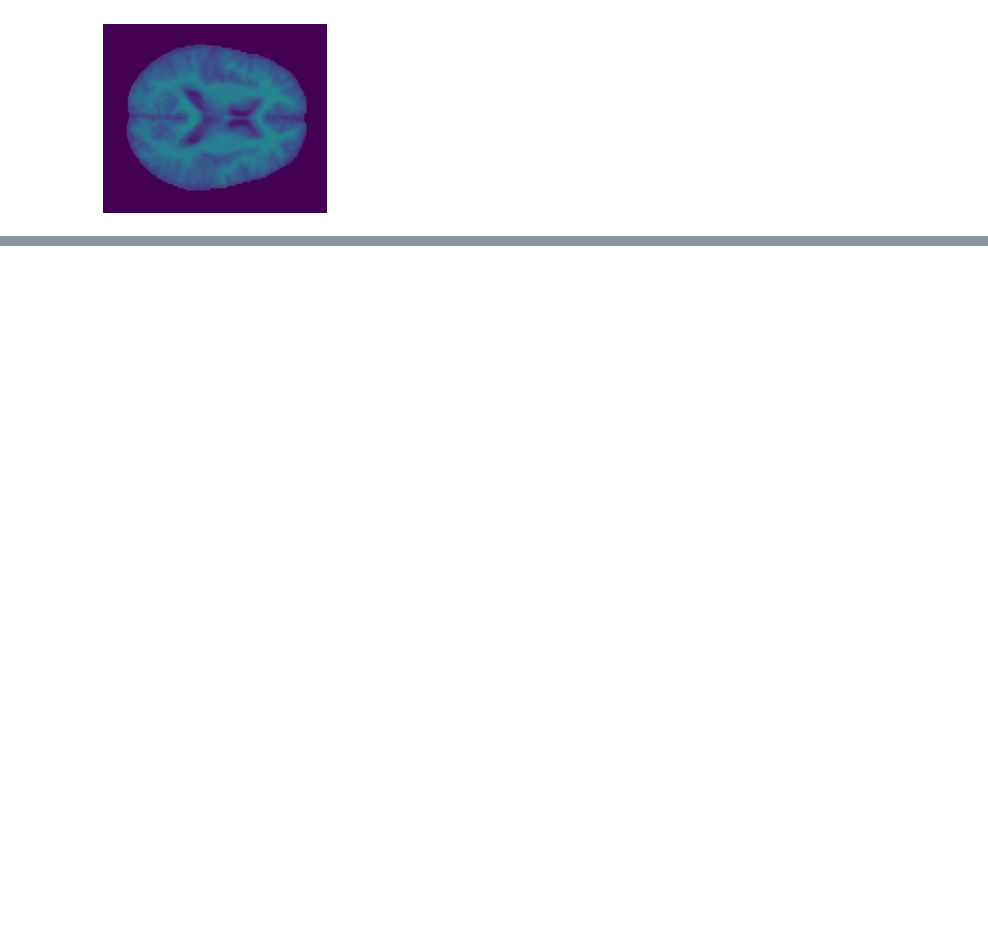
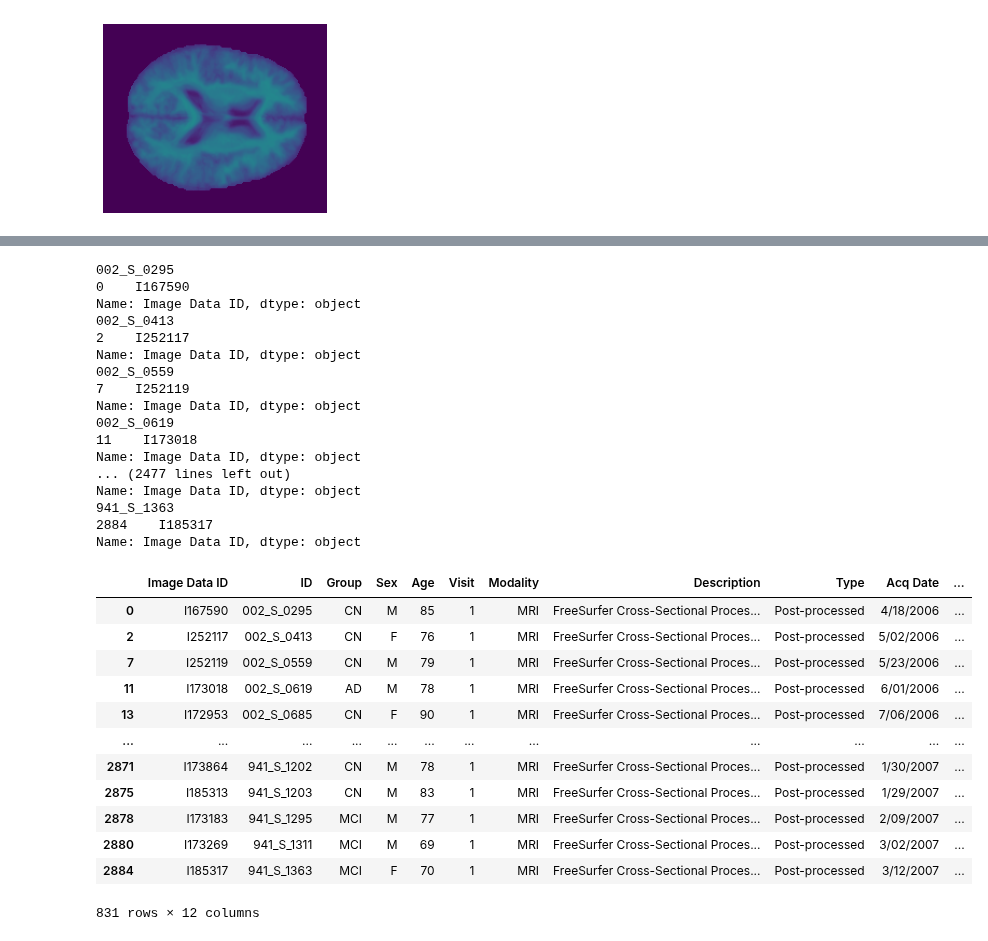
Before and after one commit to tamap94/ds-capstone-alzheimers-, a Jupyter notebook: preprocessing/getdata_ADNI.ipynb, the cells around one changed output, grey strips where cells are left out. Drawn from its saved outputs; the diff is of its cells as text; code cells hidden in the pictures; blank space fills up the shorter version.

```diff
--- a/preprocessing/getdata_ADNI.ipynb
+++ b/preprocessing/getdata_ADNI.ipynb
@@ -26,0 +48,6 @@ img_mean(img_o, vmax=1)
+# %%
+df = pd.read_csv("../data/ADNI_Freesurfer/FreeSurfer_8_23_2022.csv").sort_values(["Subject","Description"])
+df.rename(columns={"Subject":"ID"}, inplace=True)
+df= df[(df["Description"] != "FreeSurfer Cross-Sectional Processing aparc+aseg") & (df["Description"] != "FreeSurfer Longitudinal Processing aparc+aseg")]
+image_IDs = []
+df.head(10)
@@ -26,0 +66,38 @@ img_mean(img_o, vmax=1)
+# %%
+for i in df["ID"].unique():
+    print(i)
+    print(df[df["ID"]==i]["Image Data ID"])
+    image_IDs.append(df[df["ID"]==i]["Image Data ID"].iloc[0])
+df= df.loc[df["Image Data ID"].isin(image_IDs)]
+df
+# %% [output]
+002_S_0295
+0    I167590
+Name: Image Data ID, dtype: object
+002_S_0413
+2    I252117
+Name: Image Data ID, dtype: object
+002_S_0559
+7    I252119
+Name: Image Data ID, dtype: object
+002_S_0619
+11    I173018
+Name: Image Data ID, dtype: object
+... (2477 lines left out)
+Name: Image Data ID, dtype: object
+941_S_1363
+2884    I185317
+Name: Image Data ID, dtype: object
+|  | Image Data ID | ID | Group | Sex | Age | Visit | Modality | Description | Type | Acq Date | ... |
+| 0 | I167590 | 002_S_0295 | CN | M | 85 | 1 | MRI | FreeSurfer Cross-Sectional Proces... | Post-processed | 4/18/2006 | ... |
+| 2 | I252117 | 002_S_0413 | CN | F | 76 | 1 | MRI | FreeSurfer Cross-Sectional Proces... | Post-processed | 5/02/2006 | ... |
+| 7 | I252119 | 002_S_0559 | CN | M | 79 | 1 | MRI | FreeSurfer Cross-Sectional Proces... | Post-processed | 5/23/2006 | ... |
+| 11 | I173018 | 002_S_0619 | AD | M | 78 | 1 | MRI | FreeSurfer Cross-Sectional Proces... | Post-processed | 6/01/2006 | ... |
+| 13 | I172953 | 002_S_0685 | CN | F | 90 | 1 | MRI | FreeSurfer Cross-Sectional Proces... | Post-processed | 7/06/2006 | ... |
+| ... | ... | ... | ... | ... | ... | ... | ... | ... | ... | ... | ... |
+| 2871 | I173864 | 941_S_1202 | CN | M | 78 | 1 | MRI | FreeSurfer Cross-Sectional Proces... | Post-processed | 1/30/2007 | ... |
+| 2875 | I185313 | 941_S_1203 | CN | M | 83 | 1 | MRI | FreeSurfer Cross-Sectional Proces... | Post-processed | 1/29/2007 | ... |
+| 2878 | I173183 | 941_S_1295 | MCI | M | 77 | 1 | MRI | FreeSurfer Cross-Sectional Proces... | Post-processed | 2/09/2007 | ... |
+| 2880 | I173269 | 941_S_1311 | MCI | M | 69 | 1 | MRI | FreeSurfer Cross-Sectional Proces... | Post-processed | 3/02/2007 | ... |
+| 2884 | I185317 | 941_S_1363 | MCI | F | 70 | 1 | MRI | FreeSurfer Cross-Sectional Proces... | Post-processed | 3/12/2007 | ... |
+831 rows × 12 columns
```
Also changed, not shown: parts of 4 cells of this notebook, 1 other file.
